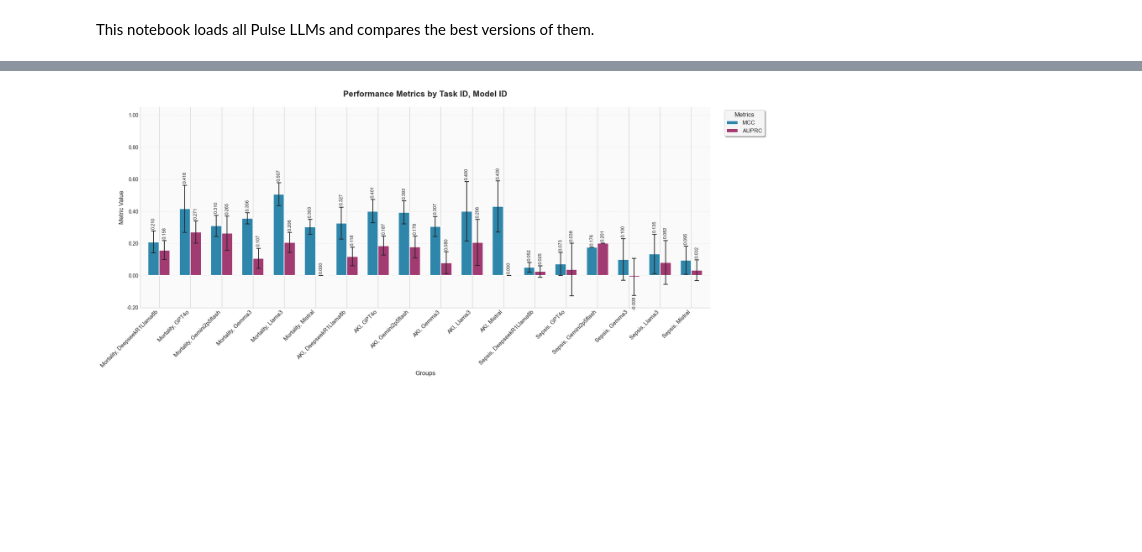
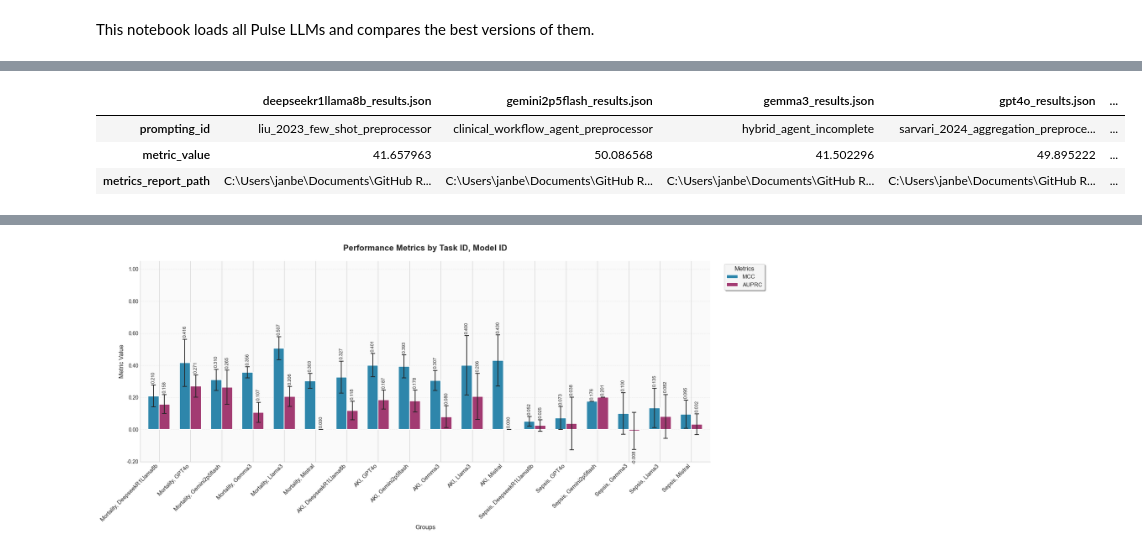
Before and after one commit to j4nberner/pulse, a Jupyter notebook: notebooks/analyze_llms.ipynb, the cells around one changed output, grey strips where cells are left out. Drawn from its saved outputs; the diff is of its cells as text; code cells hidden in the pictures; blank space fills up the shorter version.

```diff
--- a/notebooks/analyze_llms.ipynb
+++ b/notebooks/analyze_llms.ipynb
@@ -40,3 +43,13 @@ best_approach
+# %%
+best_approach = LLMAnalyzer.find_best_prompting_id(
+    outputfolder_path_list[0], model_list, metric="task_dataset_score"
+)
+best_approach
+# %% [output]
+|  | deepseekr1llama8b_results.json | gemini2p5flash_results.json | gemma3_results.json | gpt4o_results.json | ... |
+| prompting_id | liu_2023_few_shot_preprocessor | clinical_workflow_agent_preprocessor | hybrid_agent_incomplete | sarvari_2024_aggregation_preproce... | ... |
+| metric_value | 41.657963 | 50.086568 | 41.502296 | 49.895222 | ... |
+| metrics_report_path | C:\Users\janbe\Documents\GitHub R... | C:\Users\janbe\Documents\GitHub R... | C:\Users\janbe\Documents\GitHub R... | C:\Users\janbe\Documents\GitHub R... | ... |
 # %%
 df_all_metrics = pd.DataFrame()
 for model in best_approach.columns:
```
Also changed, not shown: parts of 8 cells of this notebook, 42 other files.
